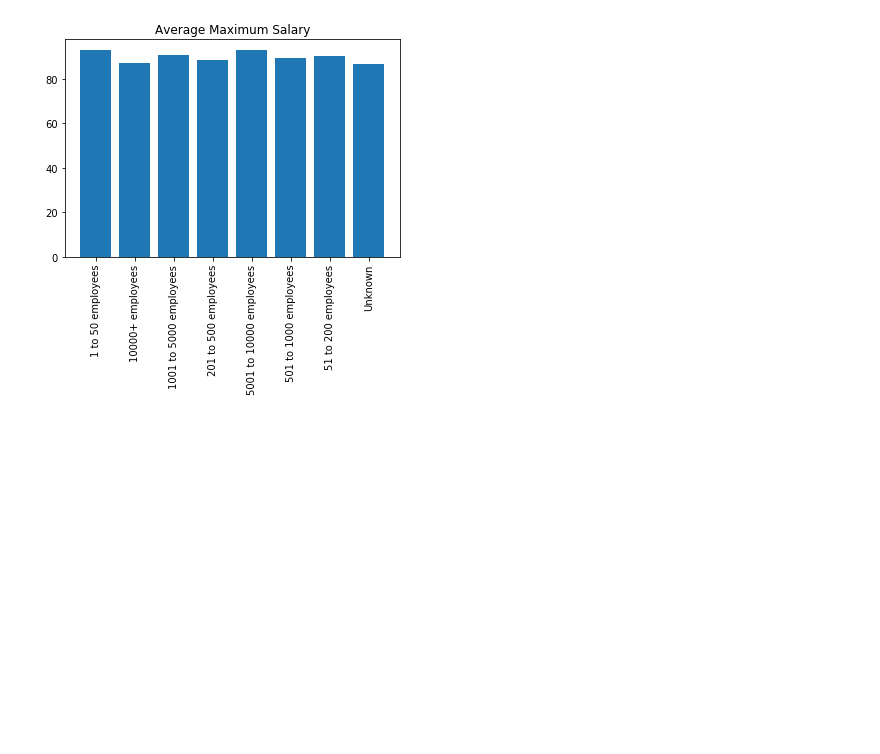
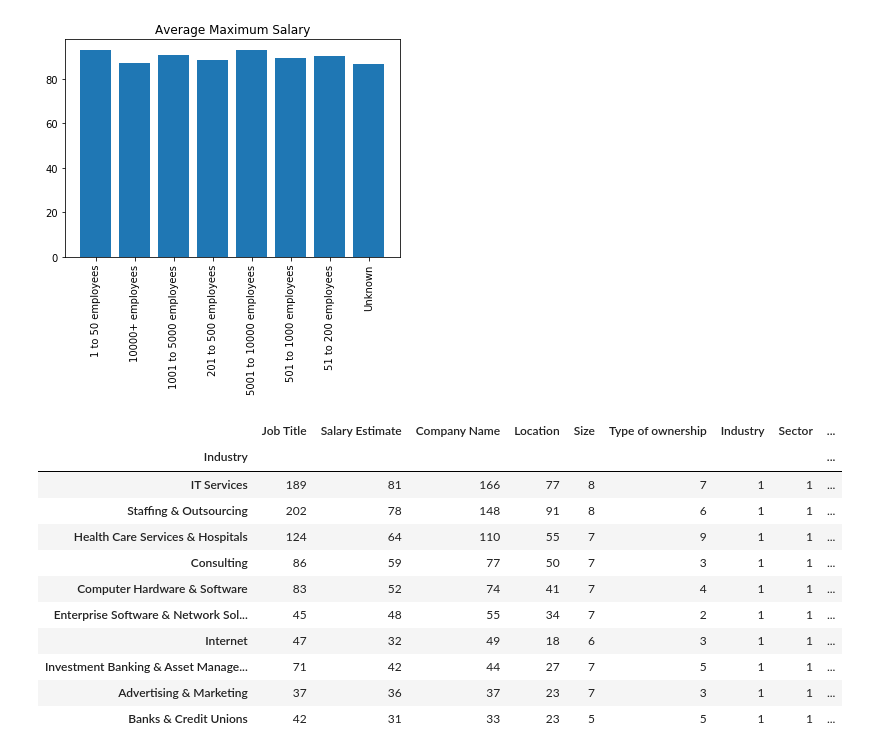
Before and after one commit to adithyav09/Data-Analyst-Salaries-ETL, a Jupyter notebook: DataAnalyst_jobs.ipynb, the cells around one changed output. Cells and saved outputs as stored; diff of their text form; code cells hidden in the pictures; blank space fills up the shorter version.

Commit message:
Grouping by Industry

```diff
--- a/DataAnalyst_jobs.ipynb
+++ b/DataAnalyst_jobs.ipynb
@@ -168,3 +168,21 @@ plt.xticks(x, rotation="vertical")
 plt.show()
 # %% [output]
 [figure]
+# %%
+industry_type=df.groupby("Industry").nunique()
+industry_type=industry_type.sort_values("Company Name",ascending=False)
+top_industry_type=industry_type.head(10)
+top_industry_type
+# %% [output]
+|  | Job Title | Salary Estimate | Company Name | Location | Size | Type of ownership | Industry | Sector | ... |
+| Industry |  |  |  |  |  |  |  |  | ... |
+| IT Services | 189 | 81 | 166 | 77 | 8 | 7 | 1 | 1 | ... |
+| Staffing & Outsourcing | 202 | 78 | 148 | 91 | 8 | 6 | 1 | 1 | ... |
+| Health Care Services & Hospitals | 124 | 64 | 110 | 55 | 7 | 9 | 1 | 1 | ... |
+| Consulting | 86 | 59 | 77 | 50 | 7 | 3 | 1 | 1 | ... |
+| Computer Hardware & Software | 83 | 52 | 74 | 41 | 7 | 4 | 1 | 1 | ... |
+| Enterprise Software & Network Sol... | 45 | 48 | 55 | 34 | 7 | 2 | 1 | 1 | ... |
+| Internet | 47 | 32 | 49 | 18 | 6 | 3 | 1 | 1 | ... |
+| Investment Banking & Asset Manage... | 71 | 42 | 44 | 27 | 7 | 5 | 1 | 1 | ... |
+| Advertising & Marketing | 37 | 36 | 37 | 23 | 7 | 3 | 1 | 1 | ... |
+| Banks & Credit Unions | 42 | 31 | 33 | 23 | 5 | 5 | 1 | 1 | ... |
```
Also changed, not shown: parts of 4 cells of this notebook.
